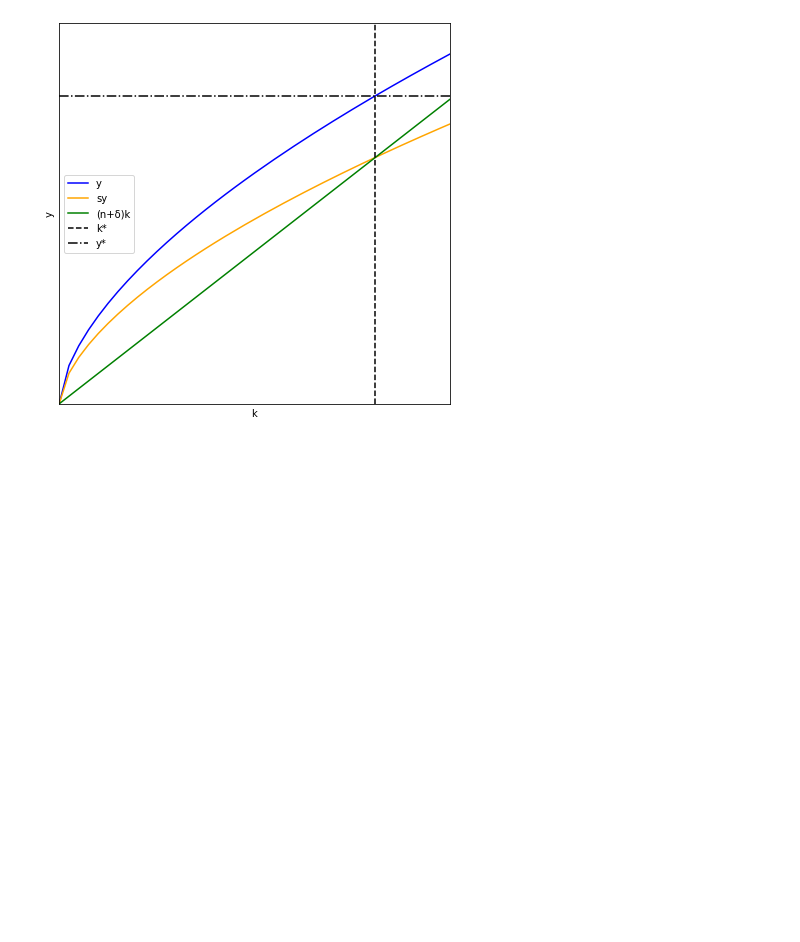
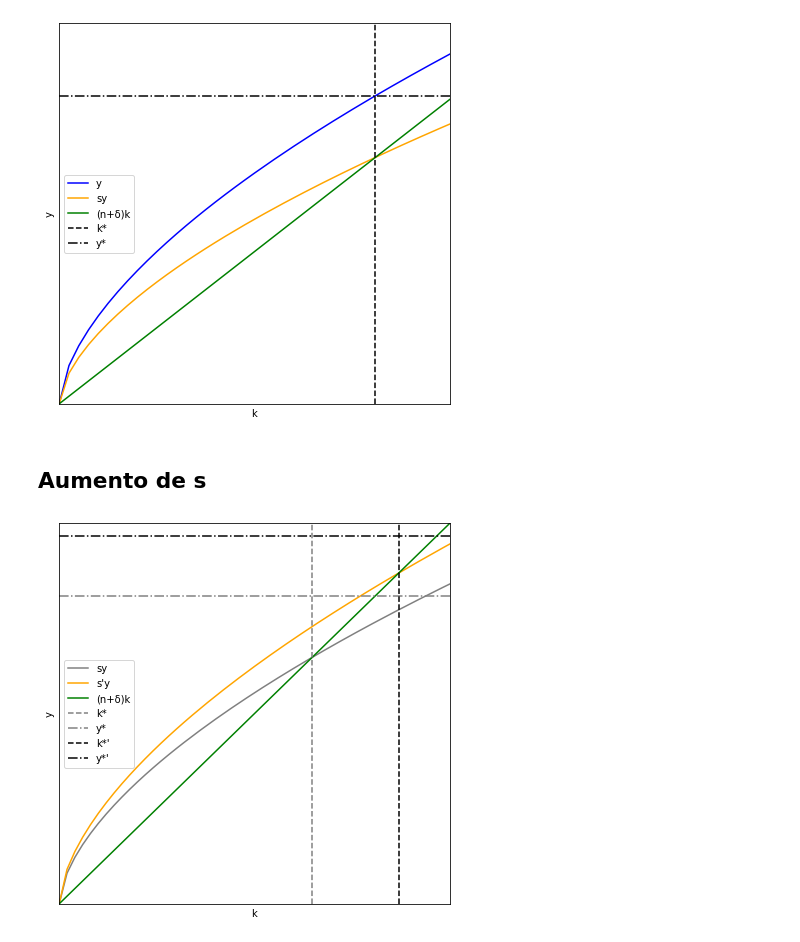
Before and after one commit to CreamBBQ/Solow_model, a Jupyter notebook: theory/graficos.ipynb, the cells around one changed output. Cells and saved outputs as stored; diff of their text form; code cells hidden in the pictures; blank space fills up the shorter version.

```diff
--- a/theory/graficos.ipynb
+++ b/theory/graficos.ipynb
@@ -32,3 +30,33 @@ plt.yticks([])
 plt.show()
 # %% [output]
 [figure]
+# %% [markdown]
+## Aumento de s
+# %%
+s_prima = 0.9
+k_ast_prima = (s_prima/(n+delta))**(1/(1-alpha))
+y_ast_prima = (s_prima/(n+delta))**(alpha/(1-alpha))
+k = np.linspace(0,100,1000)
+y = k**alpha
+save = s*y
+save_prima = s_prima*y
+dep = (n+delta)*k
+fig = plt.figure(figsize=(7,7))
+plt.plot(k,save, label = 'sy', color = 'gray')
+plt.plot(k,save_prima, label = "s'y", color = 'orange')
+plt.plot(k,dep, label = '(n+δ)k', color = 'green')
+plt.axvline(x=k_ast, color='gray', linestyle='--', label = 'k*')
+plt.axhline(y=y_ast, color='gray', linestyle='-.', label ='y*')
+plt.axvline(x=k_ast_prima, color='k', linestyle='--', label = "k*'")
+plt.axhline(y=y_ast_prima, color='k', linestyle='-.', label ="y*'")
+plt.xlabel('k')
+plt.ylim(0, 2.5)
+plt.xlim(0,5)
+plt.legend()
+plt.xlabel('k')
+plt.ylabel('y')
+plt.xticks([])
+plt.yticks([])
+plt.show()
+# %% [output]
+[figure, added]
```
Also changed, not shown: parts of 3 cells of this notebook, 5 other files.
